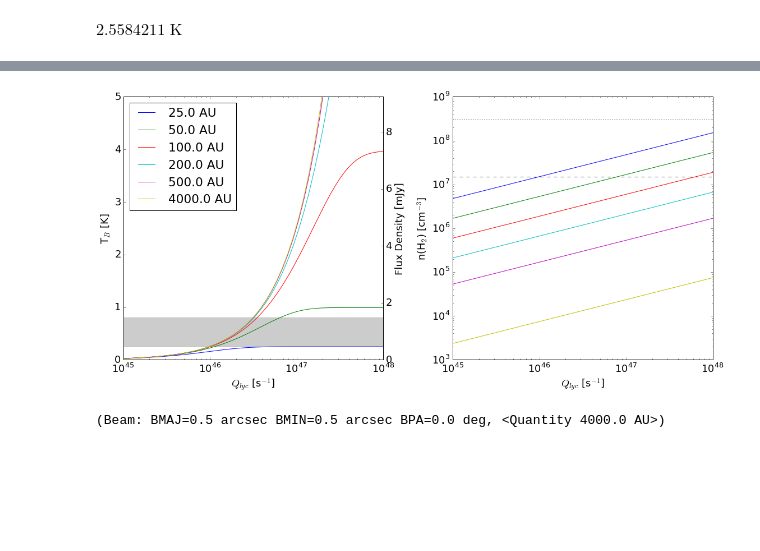
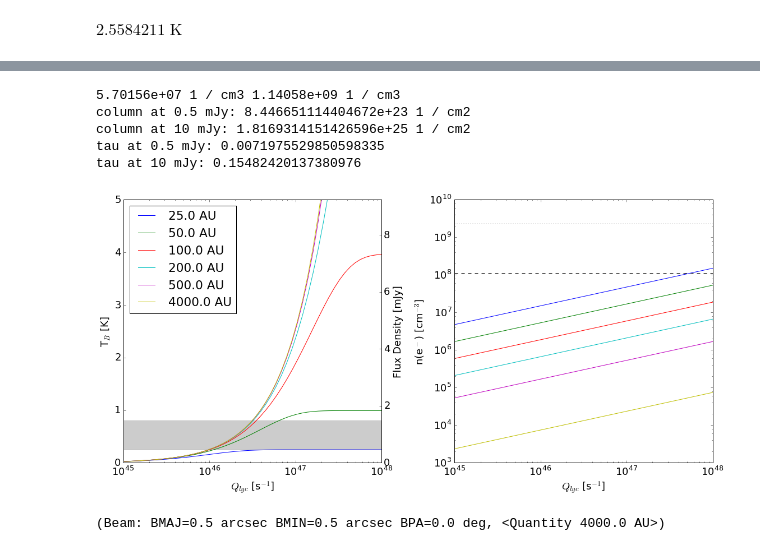
Before and after one commit to keflavich/SgrB2_ALMA_3mm_Mosaic, a Jupyter notebook: analysis/HII region brightness.ipynb, the cells around one changed output, grey strips where cells are left out. Drawn from its saved outputs; the diff is of its cells as text; code cells hidden in the pictures; blank space fills up the shorter version.

Commit message:
fix some bugs in the HII region brightness plots.  There is still more to go...

```diff
--- a/analysis/HII region brightness.ipynb
+++ b/analysis/HII region brightness.ipynb
@@ -16,26 +17,26 @@ def EM(Qlyc=1e45*u.s**-1, R=0.1*u.pc, alpha_b=2e-13*u.cm**3*u.s**-1):
 def tau(nu, EM, Te=7000*u.K):
     return 3.28e-7 * (Te/(1e4*u.K))**-1.35 * (nu/u.GHz)**-2.1 * (EM/(u.cm**-6*u.pc))
 
-def Tb(Te=7000*u.K, nu=95*u.GHz, EM=EM()):
+def Tb(Te=7000*u.K, nu=cfreq, EM=EM()):
     return Te * (1-np.exp(-tau(nu=nu, EM=EM, Te=Te)))
     #return (8.235e-2 * (Te/(u.K))**-0.35 * (nu/u.GHz)**-2.1 * (EM/u.cm**-6/u.pc)*u.K).to(u.K)
 
-def Tb_beamdiluted(Te=7000*u.K, nu=95*u.GHz, R=0.1*u.pc, Qlyc=1e45*u.s**-1, beam=4000*u.au):
+def Tb_beamdiluted(Te=7000*u.K, nu=cfreq, R=0.1*u.pc, Qlyc=1e45*u.s**-1, beam=4000*u.au):
     tb = Tb(Te=Te, nu=nu, EM=EM(R=R, Qlyc=Qlyc))
     if beam < R:
         return tb
     else:
         return (tb * (R/beam)**2).to(u.K)
 
-def Snu(Te=7000*u.K, nu=95*u.GHz, R=0.1*u.pc, Qlyc=1e45*u.s**-1, beam=4000*u.au,
-        angular_beam=0.5*u.arcsec, cfreq=90*u.GHz):
+def Snu(Te=7000*u.K, nu=cfreq, R=0.1*u.pc, Qlyc=1e45*u.s**-1, beam=4000*u.au,
+        angular_beam=0.5*u.arcsec, cfreq=cfreq):
     tb = Tb(Te=Te, nu=nu, EM=EM(R=R, Qlyc=Qlyc))
     if beam < R:
         return tb.to(u.mJy, u.brightness_temperature(radio_beam.Beam(angular_beam), cfreq))
     else:
         return (tb * (R/beam)**2).to(u.mJy, u.brightness_temperature(radio_beam.Beam(angular_beam), cfreq))
 
-def snu_dust(density=1e4*u.cm**-3, Td=40*u.K, radius=4000*u.au, distance=8.4*u.kpc, cfreq=95*u.GHz):
+def snu_dust(density=1e4*u.cm**-3, Td=40*u.K, radius=4000*u.au, distance=distance, cfreq=cfreq):
     mass = (density * 2.8 * u.Da * 4/3. * radius**3).to(u.M_sun)
     print(mass)
     beam = radio_beam.Beam((radius/distance).to(u.arcsec,u.dimensionless_angles()))
@@ -161,37 +162,56 @@ $2.5584211 \; \mathrm{K}$
 Tb_beamdiluted(Qlyc=np.logspace(45,50)*u.s**-1, R=1000*u.au)
 # %% [output]
 $[0.028210839,~0.035682322,~0.045132484,~0.057085277,~0.072203363,~0.091324805,~0.11550946,~0.14609764,~0.18478419,~0.23371217,~0.29559114,~0.37384654,~0.47280822,~0.59794834,~0.75618114,~0.95624064,~1.2091557,~1.5288467,~1.9328741,~2.443374,~3.0882255,~3.9025004,~4.9302544,~6.2267258,~7.8610102,~9.9192756,~12.508566,~15.761195,~19.839669,~24.941901,~31.306304,~39.215913,~49.000193,~61.032357,~75.719008,~93.477671,~114.69666,~139.67131,~168.51216,~201.02611,~236.58366,~274.00516,~311.52473,~346.91005,~377.80389,~402.27607,~419.42622,~429.72844,~434.82769,~436.80741] \; \mathrm{K}$
+# %%
+# 0.2 arcsec = FWHM / 2.35 = 0.5 / 2.35
+r_unresolved = (0.2*u.arcsec*distance).to(u.cm, u.dimensionless_angles())
+volume = (4/3.*np.pi*r_unresolved**3)
+muh2 = 2.8*u.Da
+dustdens_0pt5mJy = (dust.massofsnu(nu=cfreq, snu=0.5*u.mJy, temperature=40*u.K, distance=distance) / volume / muh2).to(u.cm**-3)
+dustdens_10mJy = (dust.massofsnu(nu=cfreq, snu=10*u.mJy, temperature=40*u.K, distance=distance) / volume / muh2).to(u.cm**-3)
+print("{0:g} {1:g}".format(dustdens_0pt5mJy,dustdens_10mJy))
+print("column at 0.5 mJy: {0}".format(dust.colofsnu(nu=cfreq, snu_per_beam=0.5*u.mJy/beam, temperature=40*u.K)))
+print("column at 10 mJy: {0}".format(dust.colofsnu(nu=cfreq, snu_per_beam=10*u.mJy/beam, temperature=40*u.K)))
+print("tau at 0.5 mJy: {0}".format(dust.tauofsnu(nu=cfreq, snu_per_beam=0.5*u.mJy/beam, temperature=40*u.K)))
+print("tau at 10 mJy: {0}".format(dust.tauofsnu(nu=cfreq, snu_per_beam=10*u.mJy/beam, temperature=40*u.K)))
+# %% [output]
+5.70156e+07 1 / cm3 1.14058e+09 1 / cm3
+column at 0.5 mJy: 8.446651114404672e+23 1 / cm2
+column at 10 mJy: 1.8169314151426596e+25 1 / cm2
+tau at 0.5 mJy: 0.0071975529850598335
+tau at 10 mJy: 0.15482420137380976
 # %%
 pl.figure(figsize=(16,8))
 pl.rcParams['font.size']=18
 ax1 = pl.subplot(1,2,1)
 ax2 = pl.subplot(1,2,2)
 Qlyc = np.logspace(45,48)*u.s**-1
 beam_pc = (0.5*u.arcsec * distance).to(u.pc, u.dimensionless_angles())
 for source_size in [25,50,100,200,500,4000]*u.au:
     tb = Tb_beamdiluted(Qlyc=Qlyc, R=source_size, beam=beam_pc)
     density = dens(Qlyc=Qlyc, R=source_size)
 
     ax1.semilogx(Qlyc, tb, label=source_size)
     ax2.loglog(Qlyc, density, label=source_size)
 ax1.fill_between([Qlyc[0].value, Qlyc[-1].value],
                  [0.05*5]*2, [0.16*5]*2, color='k', alpha=0.2, zorder=-10)
 ax1.legend(loc='best')
 ax1twin = ax1.twinx()
 ax1twin.set_ylim(0, (5*u.K).to(u.mJy, u.brightness_temperature(beam, cfreq)).value)
 ax1twin.set_ylabel('Flux Density [mJy]')
 ax1.set_ylim(0,5)
 ax1.set_xlabel("$Q_{lyc}$ [s$^{-1}$]")
 ax2.set_xlabel("$Q_{lyc}$ [s$^{-1}$]")
 ax1.set_ylabel("T$_B$ [K]")
-ax2.set_ylabel("n(H$_2$) [cm$^{-3}$]")
-ax2.hlines(1.5e7, Qlyc[0].value, Qlyc[-1].value,color='k', linestyle='--')
-ax2.hlines(3e8, Qlyc[0].value, Qlyc[-1].value,color='k', linestyle=':')
+ax2.set_ylabel("n(e$^-$) [cm$^{-3}$]")
+# multiply the N(H_2) densities by 2 to get to n(e)
+ax2.hlines(dustdens_0pt5mJy.to(u.cm**-3).value*2, Qlyc[0].value, Qlyc[-1].value,color='k', linestyle='--')
+ax2.hlines(dustdens_10mJy.to(u.cm**-3).value*2, Qlyc[0].value, Qlyc[-1].value,color='k', linestyle=':')
 
 pl.tight_layout()
 pl.savefig("/Users/adam/work/sgrb2/alma/figures/HII_region_brightness.png", bbox_inches='tight', dpi=150)
 # %% [output]
-[figure, old version]
+[figure, new version]
 # %%
 beam,source_size
 # %% [output]
```
Also changed, not shown: parts of 12 cells of this notebook, 2 other files.
